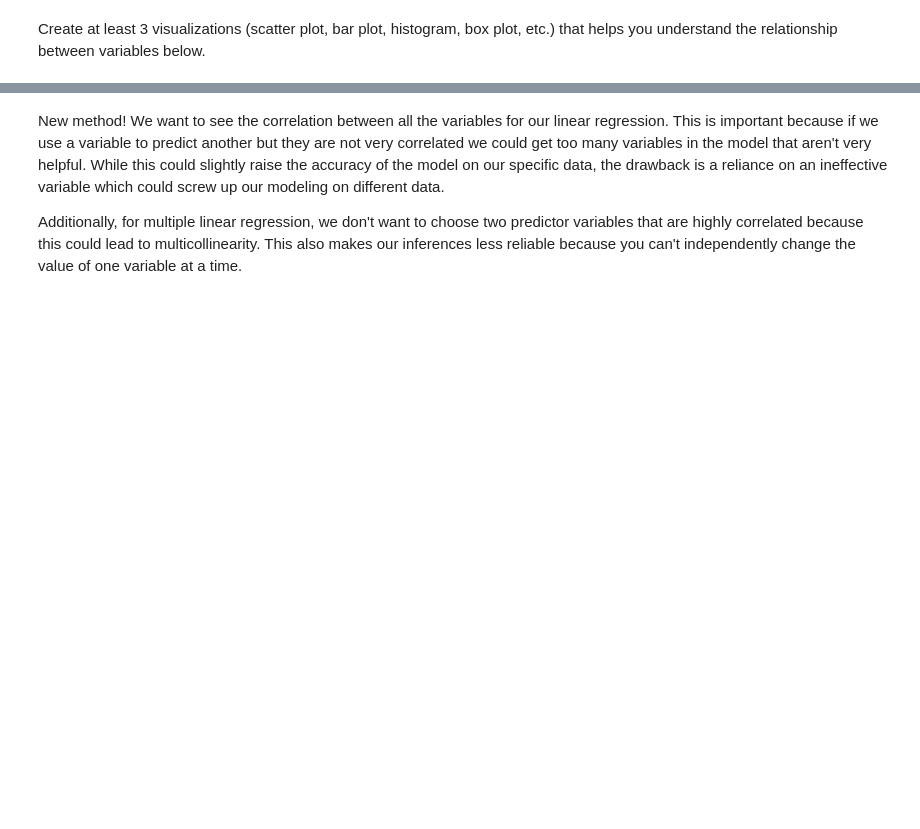
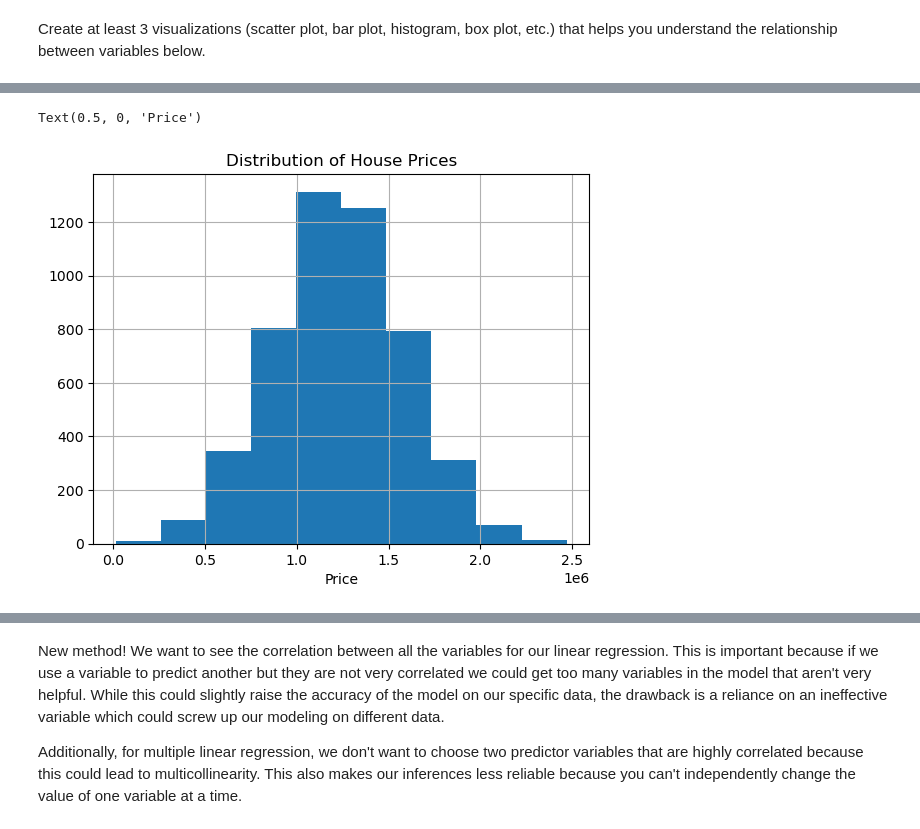
Before and after one commit to kyun33/JCP26Notebooks, a Jupyter notebook: Week_4_Modeling_and_Linear_Regression.ipynb, the cells around one changed output, grey strips where cells are left out. Saved outputs shown, nothing was run; the diff lists cells and outputs as text; code cells hidden in the pictures; blank space fills up the shorter version.

```diff
--- a/Week_4_Modeling_and_Linear_Regression.ipynb
+++ b/Week_4_Modeling_and_Linear_Regression.ipynb
@@ -39,0 +97,8 @@ Create at least 3 visualizations (scatter plot, bar plot, histogram, box plot, e
+# %%
+# Visualization 2
+housing['Price'].hist()
+plt.title('Distribution of House Prices')
+plt.xlabel('Price')
+# %% [output]
+Text(0.5, 0, 'Price')
+[figure, added]
```
Also changed, not shown: parts of 35 cells of this notebook.
